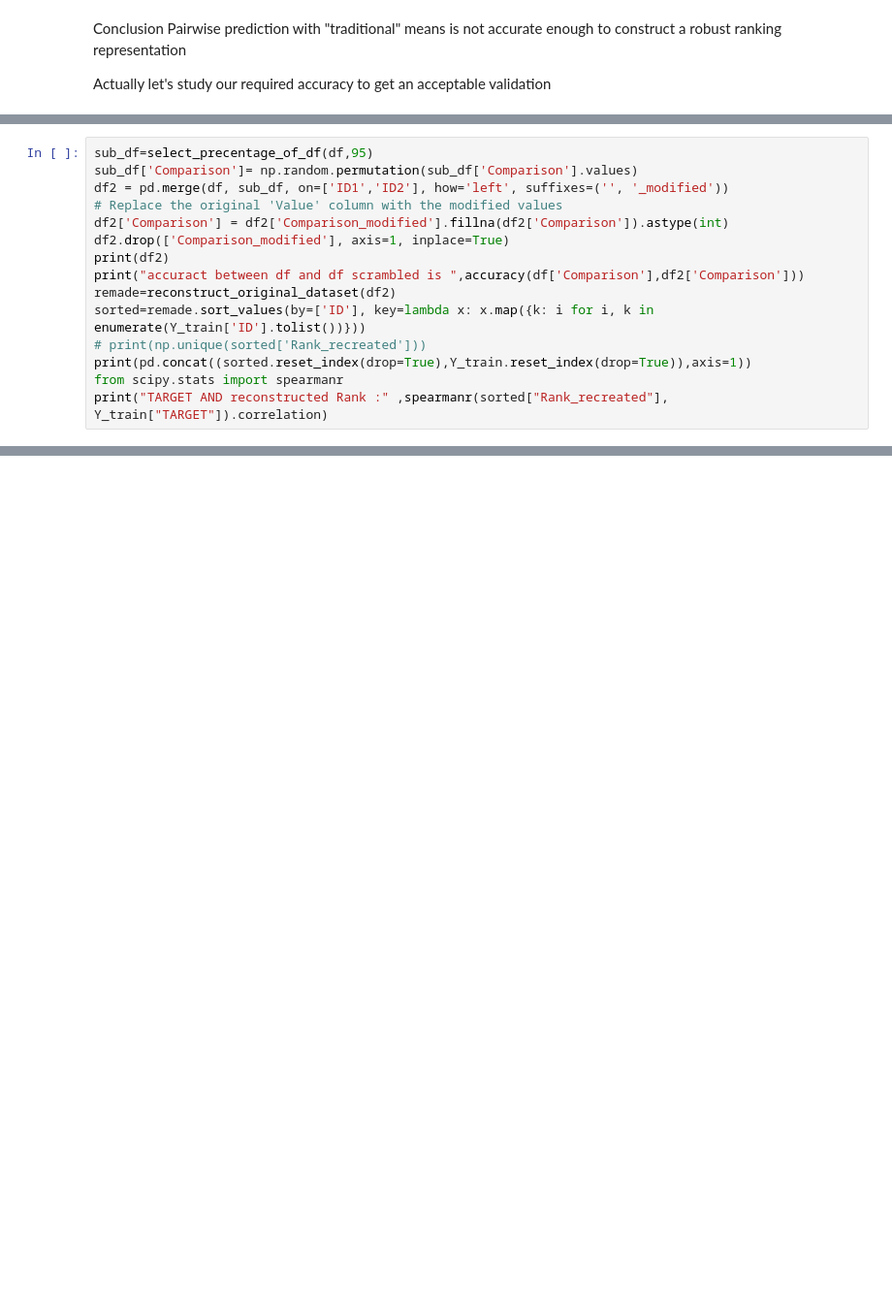
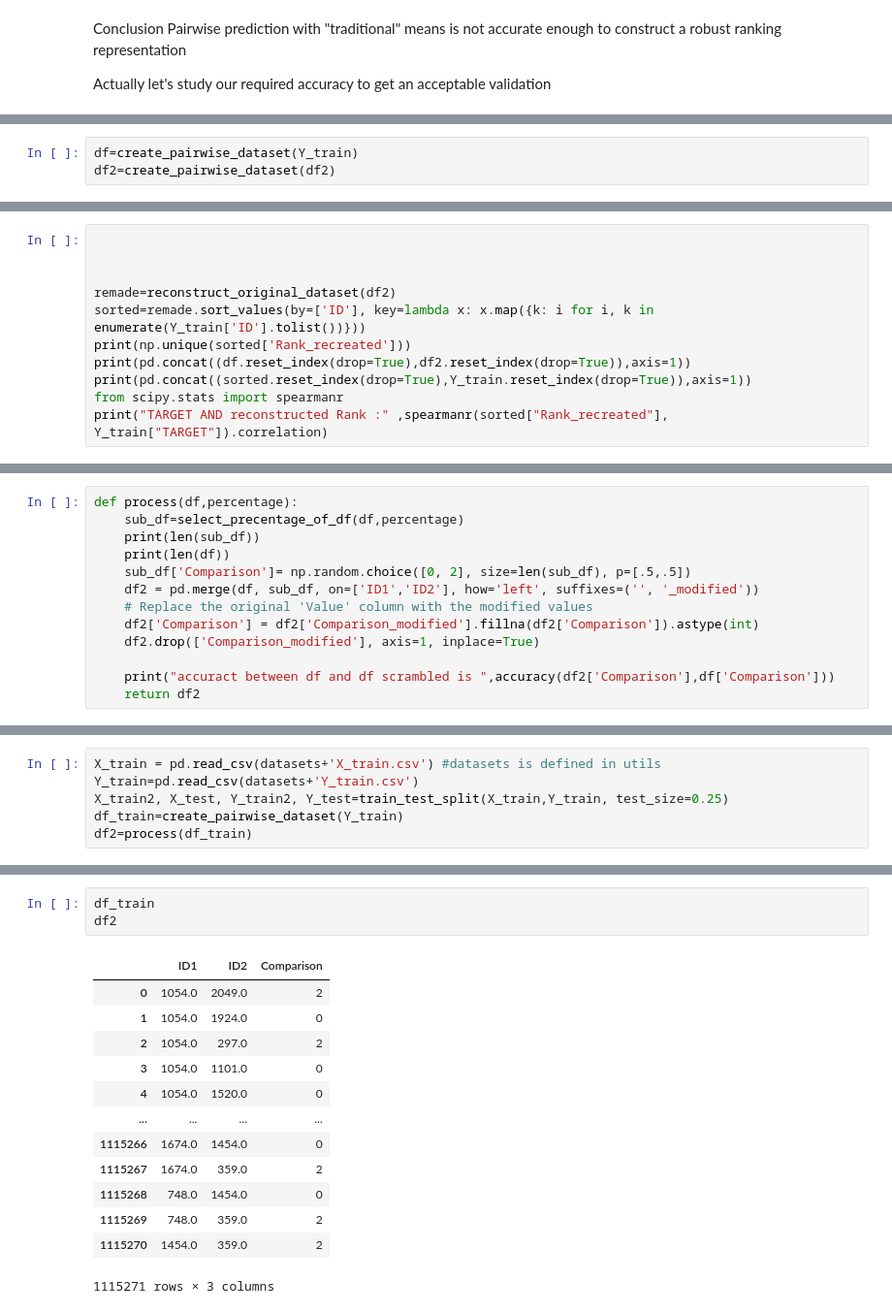
Before and after one commit to MachtaYassine/Challenges_and_fun, a Jupyter notebook: Qube/Notebooks/4-Learn to Rank.ipynb, the cells around one changed output, grey strips where cells are left out. Shown at 97% size. Drawn from its saved outputs; the diff is of its cells as text; blank space fills up the shorter version.

```diff
--- a/Qube/Notebooks/4-Learn to Rank.ipynb
+++ b/Qube/Notebooks/4-Learn to Rank.ipynb
@@ -281,0 +362,3 @@ Actually let's study our required accuracy to get an acceptable validation
+# %%
+df=create_pairwise_dataset(Y_train)
+df2=create_pairwise_dataset(df2)
@@ -282,15 +369,11 @@ Actually let's study our required accuracy to get an acceptable validation
 # %%
-sub_df=select_precentage_of_df(df,95)
-sub_df['Comparison']= np.random.permutation(sub_df['Comparison'].values)
-df2 = pd.merge(df, sub_df, on=['ID1','ID2'], how='left', suffixes=('', '_modified'))
-# Replace the original 'Value' column with the modified values
-df2['Comparison'] = df2['Comparison_modified'].fillna(df2['Comparison']).astype(int)
-df2.drop(['Comparison_modified'], axis=1, inplace=True)
-print(df2)
-print("accuract between df and df scrambled is ",accuracy(df['Comparison'],df2['Comparison']))
+
+
+
 remade=reconstruct_original_dataset(df2)
 sorted=remade.sort_values(by=['ID'], key=lambda x: x.map({k: i for i, k in enumerate(Y_train['ID'].tolist())}))
-# print(np.unique(sorted['Rank_recreated']))
+print(np.unique(sorted['Rank_recreated']))
+print(pd.concat((df.reset_index(drop=True),df2.reset_index(drop=True)),axis=1))
 print(pd.concat((sorted.reset_index(drop=True),Y_train.reset_index(drop=True)),axis=1))
 from scipy.stats import spearmanr
 print("TARGET AND reconstructed Rank :" ,spearmanr(sorted["Rank_recreated"], Y_train["TARGET"]).correlation)
@@ -314,0 +398,13 @@ TARGET AND reconstructed Rank : 0.7419541489523666
+# %%
+def process(df,percentage):
+    sub_df=select_precentage_of_df(df,percentage)
+    print(len(sub_df))
+    print(len(df))
+    sub_df['Comparison']= np.random.choice([0, 2], size=len(sub_df), p=[.5,.5])
+    df2 = pd.merge(df, sub_df, on=['ID1','ID2'], how='left', suffixes=('', '_modified'))
+    # Replace the original 'Value' column with the modified values
+    df2['Comparison'] = df2['Comparison_modified'].fillna(df2['Comparison']).astype(int)
+    df2.drop(['Comparison_modified'], axis=1, inplace=True)
+
+    print("accuract between df and df scrambled is ",accuracy(df2['Comparison'],df['Comparison']))
+    return df2
@@ -314,0 +496,6 @@ TARGET AND reconstructed Rank : 0.7419541489523666
+# %%
+X_train = pd.read_csv(datasets+'X_train.csv') #datasets is defined in utils
+Y_train=pd.read_csv(datasets+'Y_train.csv')
+X_train2, X_test, Y_train2, Y_test=train_test_split(X_train,Y_train, test_size=0.25)
+df_train=create_pairwise_dataset(Y_train)
+df2=process(df_train)
@@ -314,0 +506,17 @@ TARGET AND reconstructed Rank : 0.7419541489523666
+# %%
+df_train
+df2
+# %% [output]
+|  | ID1 | ID2 | Comparison |
+| 0 | 1054.0 | 2049.0 | 2 |
+| 1 | 1054.0 | 1924.0 | 0 |
+| 2 | 1054.0 | 297.0 | 2 |
+| 3 | 1054.0 | 1101.0 | 0 |
+| 4 | 1054.0 | 1520.0 | 0 |
+| ... | ... | ... | ... |
+| 1115266 | 1674.0 | 1454.0 | 0 |
+| 1115267 | 1674.0 | 359.0 | 2 |
+| 1115268 | 748.0 | 1454.0 | 0 |
+| 1115269 | 748.0 | 359.0 | 2 |
+| 1115270 | 1454.0 | 359.0 | 2 |
+1115271 rows × 3 columns
```
Also changed, not shown: parts of 17 cells of this notebook, 1 other file.
